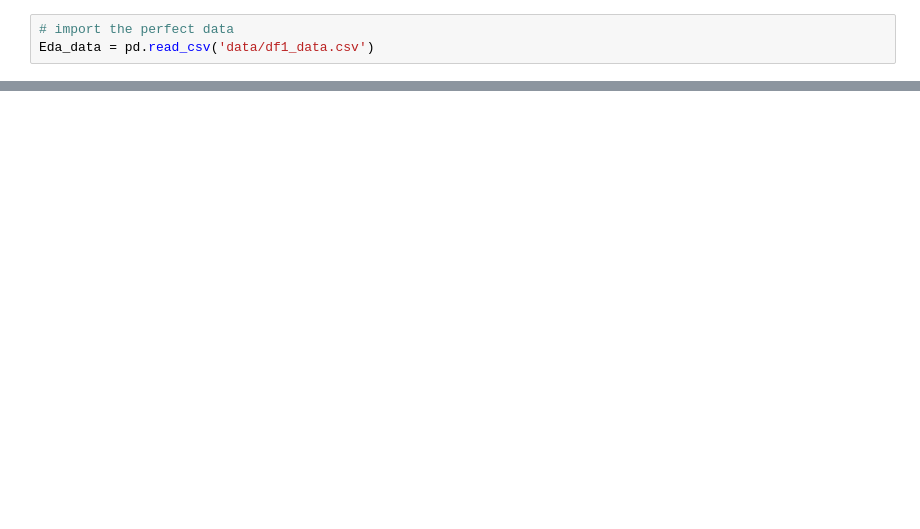
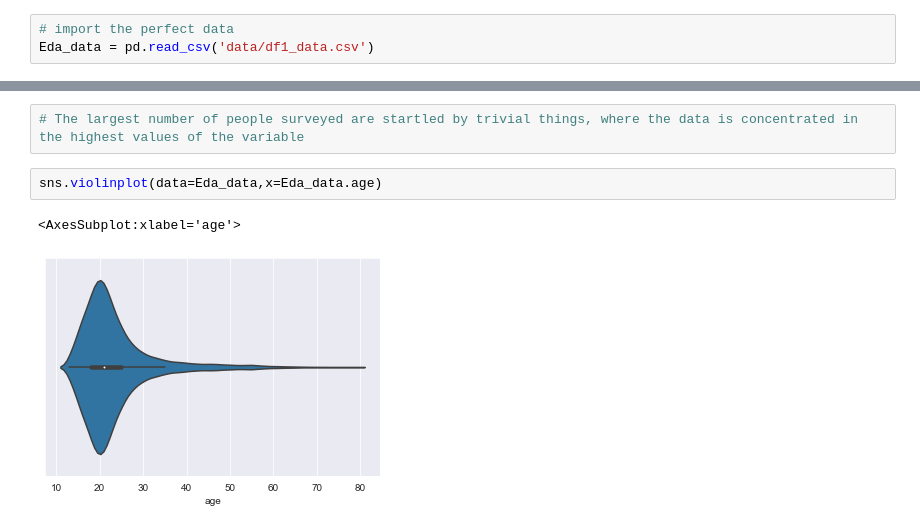
Before and after one commit to Imed-Ha/Pandas-Library, a Jupyter notebook: 2- Exploratory Data Analysis (EDA).ipynb, the cells around one changed output, grey strips where cells are left out. Drawn from its saved outputs; the diff is of its cells as text; blank space fills up the shorter version.

```diff
--- a/2- Exploratory Data Analysis (EDA).ipynb
+++ b/2- Exploratory Data Analysis (EDA).ipynb
@@ -25,0 +87,7 @@ Eda_data
+# %%
+# The largest number of people surveyed are startled by trivial things, where the data is concentrated in the highest values of the variable
+# %%
+sns.violinplot(data=Eda_data,x=Eda_data.age)
+# %% [output]
+<AxesSubplot:xlabel='age'>
+[figure, added]
```
Also changed, not shown: parts of 18 cells of this notebook.
